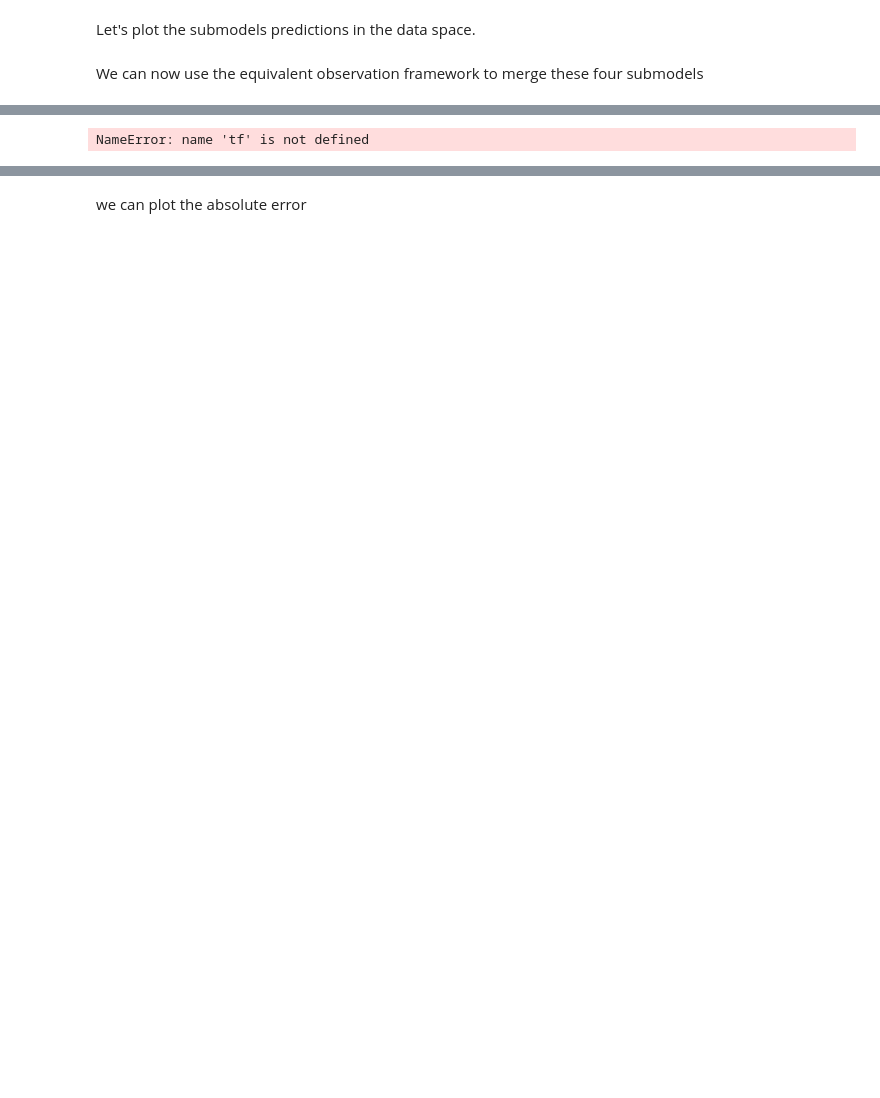
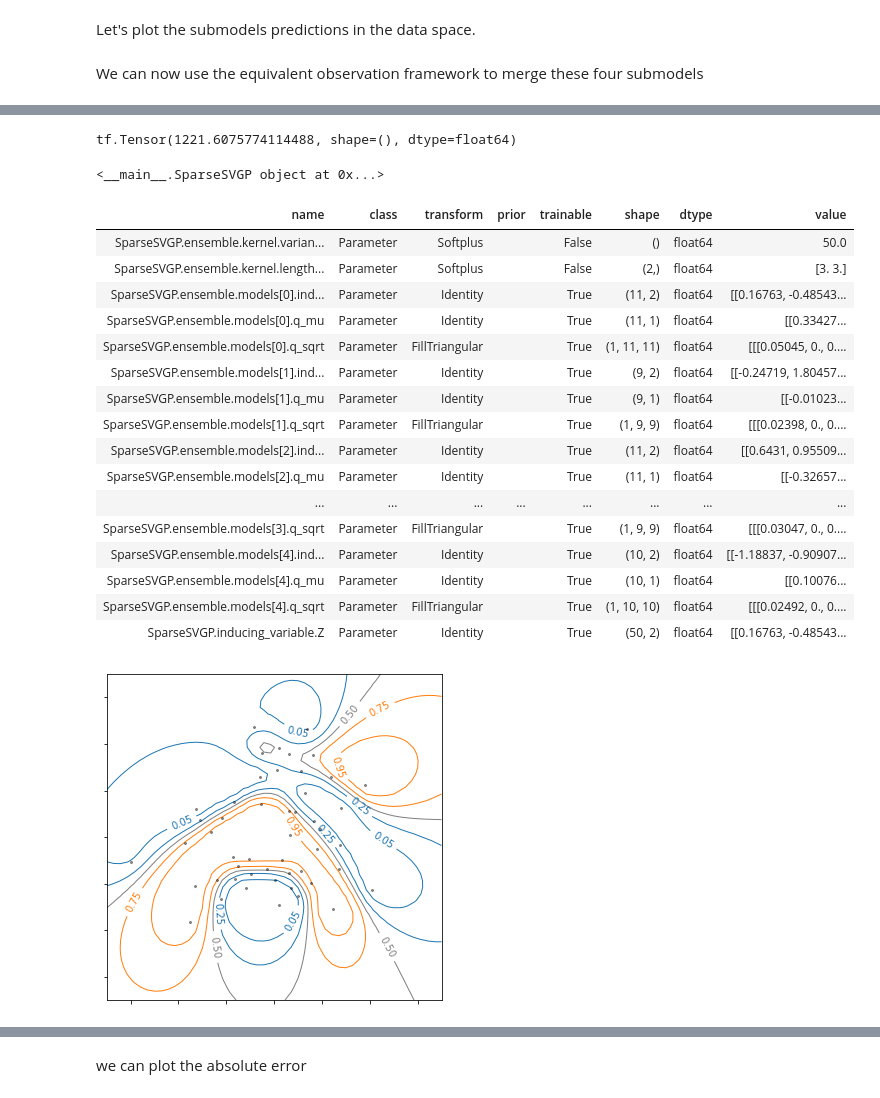
Before and after one commit to NicolasDurrande/guepard, a Jupyter notebook: docs/notebooks/equivalent_obs_SVGP_parametrisation.ipynb, the cells around one changed output, grey strips where cells are left out. Saved outputs shown, nothing was run; the diff lists cells and outputs as text; code cells hidden in the pictures; blank space fills up the shorter version.

Commit message:
working Sparse SVGP param, but with a bug for Z

```diff
--- a/docs/notebooks/equivalent_obs_SVGP_parametrisation.ipynb
+++ b/docs/notebooks/equivalent_obs_SVGP_parametrisation.ipynb
@@ -120,5 +120,6 @@ ax.axes.yaxis.set_ticklabels([]);
 # %%
 from typing import Any, List, Optional, Tuple, Type
+import tensorflow as tf
 
 class SparseSVGP(gpflow.models.svgp.SVGP_deprecated):
     def __init__(self, ensemble: guepard.EquivalentObsEnsemble):
@@ -144,54 +145,71 @@ class SparseSVGP(gpflow.models.svgp.SVGP_deprecated):
             r += model.trainable_variables
         return r
 
-    def get_qmu_qsqrt(self) -> Tuple[tf.Tensor, tf.Tensor]:
-        q_mu, q_var = self.ensemble.predict_f(self.inducing_variable.Z)
-        jitter = 1e-1
-        q_sqrt = tf.linalg.cholesky(
-            q_var
-            + tf.eye(self.inducing_variable.Z.shape[0], dtype=q_var.dtype)[None]
-            * jitter
-        )
-        return q_mu, q_sqrt
-
     @property
     def q_mu(self) -> tf.Tensor:  # type: ignore[override]
-        return self.get_qmu_qsqrt()[0]
+        q_mu, _ = self.ensemble.predict_f(self.inducing_variable.Z)
+        return q_mu
 
     @property
     def q_sqrt(self) -> tf.Tensor:  # type: ignore[override]
-        return self.get_qmu_qsqrt()[1]
+        _, q_var = self.ensemble.predict_f(self.inducing_variable.Z, full_cov=True)
+        q_sqrt = tf.linalg.cholesky(
+            q_var + 1e-6 * tf.eye(self.inducing_variable.Z.shape[0], dtype=q_var.dtype)[None]
+        )
+        return q_sqrt
 
     @q_mu.setter  # type: ignore[attr-defined, no-redef]
     def q_mu(self, _: Any) -> None:
         """
         q_mu can not be set as it is derived from the submodels.
         We don' throw an error because the super class SVGP
         tries to set a value for q_mu at initialisation.
         """
 
     @q_sqrt.setter  # type: ignore[attr-defined, no-redef]
     def q_sqrt(self, _: Any) -> None:
         """
         q_sqrt can not be set as it is derived from the submodels.
         We don' throw an error because the super class SVGP
         tries to set a value for q_sqrt at initialisation.
         """
 
 m_ssvgp = SparseSVGP(m_ens)
-print([_.shape for _ in m_ssvgp.trainable_variables])
+
 Ytest = m_ssvgp.predict_y(Xtest)[0]
-
 fig, ax = plt.subplots(1, 1, figsize=(6, 6))
 cs = ax.contour(X1_grid, X2_grid, np.reshape(Ytest, (50, 50)), linewidths=1, colors=["C0", "C0", "grey","C1", "C1"],
                         levels=[0.05, 0.25, 0.5, 0.75, 0.95], zorder=0)
 ax.clabel(cs, inline=1, fontsize=10, fmt='%1.2f')
 
 [plt.plot(m.inducing_variable.Z[:, 0], m.inducing_variable.Z[:, 1], "ko", ms=2., alpha=.4) for m in m_ens.models]
 
 ax.set_xticks(np.arange(-3, 4))
 ax.set_yticks(np.arange(-3, 4))
 ax.axes.xaxis.set_ticklabels([])
 ax.axes.yaxis.set_ticklabels([]);
+
+print(m_ssvgp.training_loss((X, Y)))
+
+m_ssvgp
 # %% [output]
-NameError: name 'tf' is not defined
+tf.Tensor(1221.6075774114488, shape=(), dtype=float64)
+<__main__.SparseSVGP object at 0x...>
+| name | class | transform | prior | trainable | shape | dtype | value |
+| SparseSVGP.ensemble.kernel.varian... | Parameter | Softplus |  | False | () | float64 | 50.0 |
+| SparseSVGP.ensemble.kernel.length... | Parameter | Softplus |  | False | (2,) | float64 | [3. 3.] |
+| SparseSVGP.ensemble.models[0].ind... | Parameter | Identity |  | True | (11, 2) | float64 | [[0.16763, -0.48543... |
+| SparseSVGP.ensemble.models[0].q_mu | Parameter | Identity |  | True | (11, 1) | float64 | [[0.33427... |
+| SparseSVGP.ensemble.models[0].q_sqrt | Parameter | FillTriangular |  | True | (1, 11, 11) | float64 | [[[0.05045, 0., 0.... |
+| SparseSVGP.ensemble.models[1].ind... | Parameter | Identity |  | True | (9, 2) | float64 | [[-0.24719, 1.80457... |
+| SparseSVGP.ensemble.models[1].q_mu | Parameter | Identity |  | True | (9, 1) | float64 | [[-0.01023... |
+| SparseSVGP.ensemble.models[1].q_sqrt | Parameter | FillTriangular |  | True | (1, 9, 9) | float64 | [[[0.02398, 0., 0.... |
+| SparseSVGP.ensemble.models[2].ind... | Parameter | Identity |  | True | (11, 2) | float64 | [[0.6431, 0.95509... |
+| SparseSVGP.ensemble.models[2].q_mu | Parameter | Identity |  | True | (11, 1) | float64 | [[-0.32657... |
+| ... | ... | ... | ... | ... | ... | ... | ... |
+| SparseSVGP.ensemble.models[3].q_sqrt | Parameter | FillTriangular |  | True | (1, 9, 9) | float64 | [[[0.03047, 0., 0.... |
+| SparseSVGP.ensemble.models[4].ind... | Parameter | Identity |  | True | (10, 2) | float64 | [[-1.18837, -0.90907... |
+| SparseSVGP.ensemble.models[4].q_mu | Parameter | Identity |  | True | (10, 1) | float64 | [[0.10076... |
+| SparseSVGP.ensemble.models[4].q_sqrt | Parameter | FillTriangular |  | True | (1, 10, 10) | float64 | [[[0.02492, 0., 0.... |
+| SparseSVGP.inducing_variable.Z | Parameter | Identity |  | True | (50, 2) | float64 | [[0.16763, -0.48543... |
+[figure, added]
```
Also changed, not shown: parts of 13 cells of this notebook.
